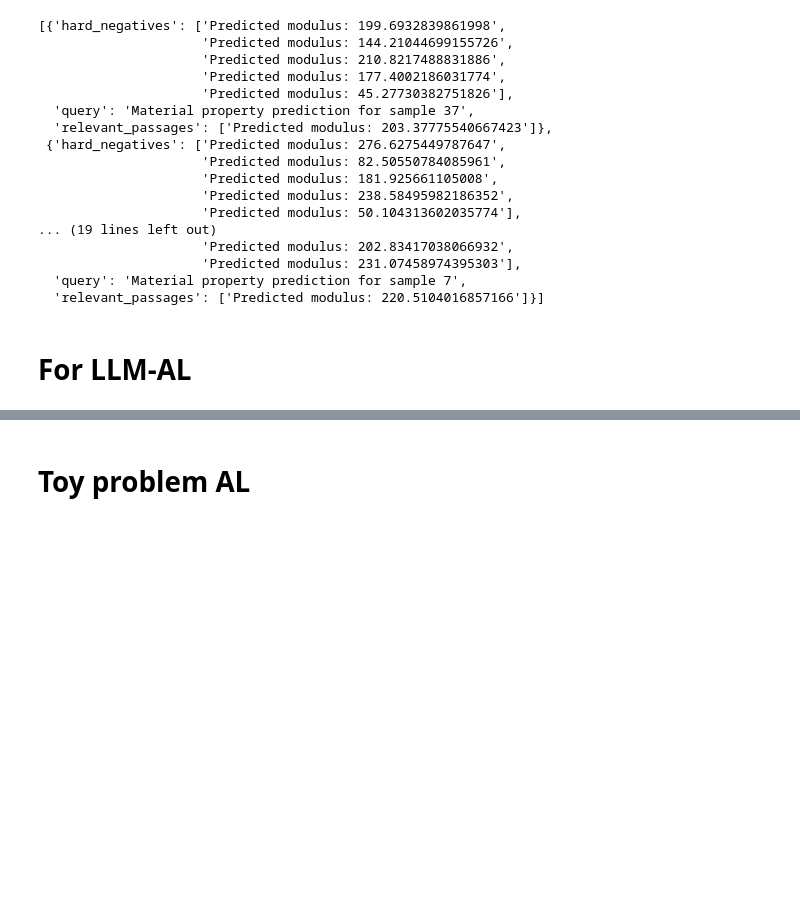
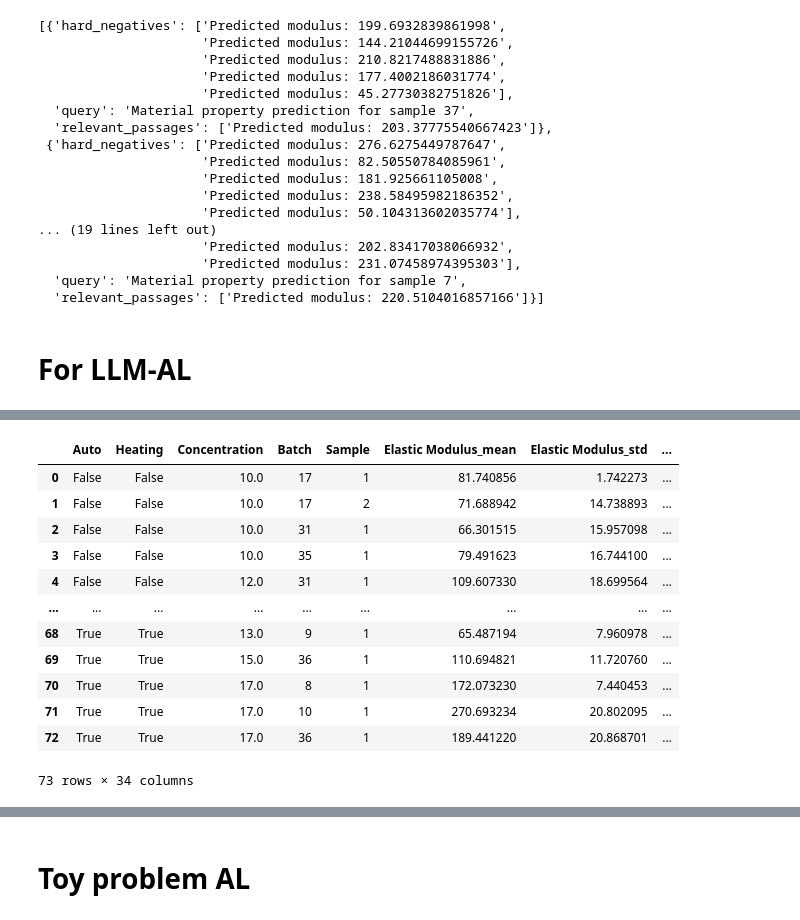
Before and after one commit to Toniaac/hte-data-processing, a Jupyter notebook: Active Learning.ipynb, the cells around one changed output, grey strips where cells are left out. Cells and saved outputs as stored; diff of their text form; code cells hidden in the pictures; blank space fills up the shorter version.

```diff
--- a/Active Learning.ipynb
+++ b/Active Learning.ipynb
@@ -1091,0 +1223,16 @@ df.to_csv('all_data_parameters_2024_11_26_forAL.csv', index=False)
+# %%
+data_grouped
+# %% [output]
+|  | Auto | Heating | Concentration | Batch | Sample | Elastic Modulus_mean | Elastic Modulus_std | ... |
+| 0 | False | False | 10.0 | 17 | 1 | 81.740856 | 1.742273 | ... |
+| 1 | False | False | 10.0 | 17 | 2 | 71.688942 | 14.738893 | ... |
+| 2 | False | False | 10.0 | 31 | 1 | 66.301515 | 15.957098 | ... |
+| 3 | False | False | 10.0 | 35 | 1 | 79.491623 | 16.744100 | ... |
+| 4 | False | False | 12.0 | 31 | 1 | 109.607330 | 18.699564 | ... |
+| ... | ... | ... | ... | ... | ... | ... | ... | ... |
+| 68 | True | True | 13.0 | 9 | 1 | 65.487194 | 7.960978 | ... |
+| 69 | True | True | 15.0 | 36 | 1 | 110.694821 | 11.720760 | ... |
+| 70 | True | True | 17.0 | 8 | 1 | 172.073230 | 7.440453 | ... |
+| 71 | True | True | 17.0 | 10 | 1 | 270.693234 | 20.802095 | ... |
+| 72 | True | True | 17.0 | 36 | 1 | 189.441220 | 20.868701 | ... |
+73 rows × 34 columns
```
Also changed, not shown: parts of 13 cells of this notebook, 2 other files.
